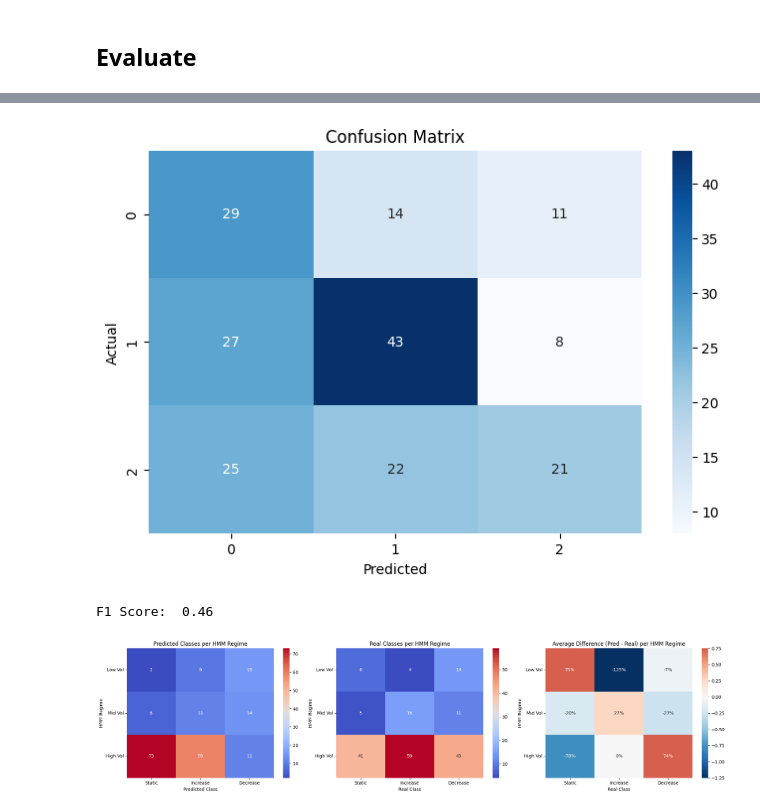
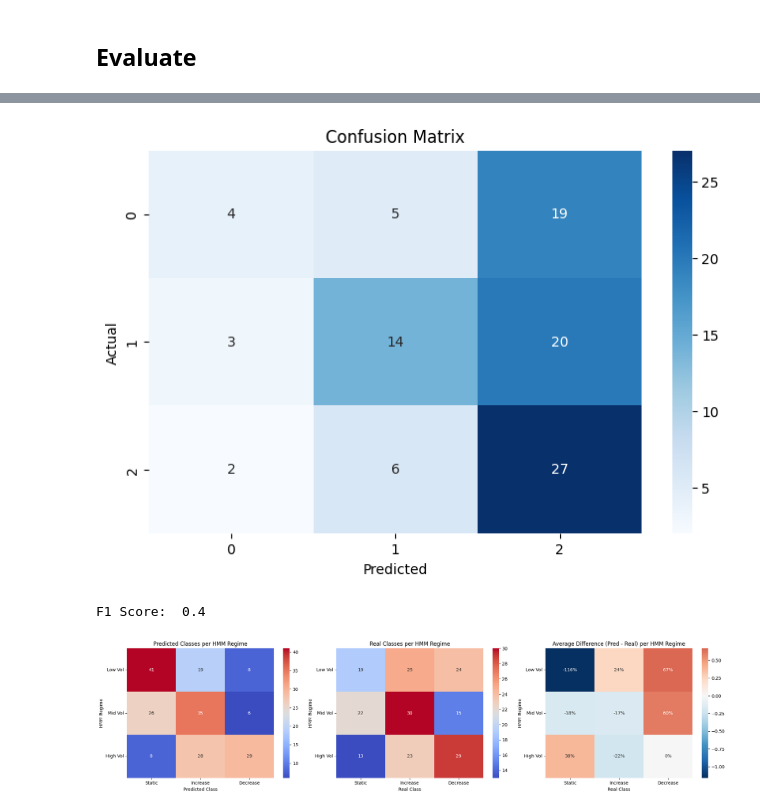
Before and after one commit to AFAcoding/Hierarchical-Regime-Aware-Stacked-Ensemble-for-Intra-day-VIX-Dynamics, a Jupyter notebook: CAT_boost.ipynb, the cells around one changed output, grey strips where cells are left out. Drawn from its saved outputs; the diff is of its cells as text; code cells hidden in the pictures.

```diff
--- a/CAT_boost.ipynb
+++ b/CAT_boost.ipynb
@@ -372,9 +373,9 @@ hmm_cols = ["PC1", "PC2", "PC3"]
 model_cat = CatBoostClassifier(
     iterations=6000,
     learning_rate=0.01,
-    depth=7,
-    l2_leaf_reg=9,
-    random_strength=2,
+    depth=8,
+    l2_leaf_reg=12,
+    random_strength=3,
     bagging_temperature=0.5,
     rsm=0.85,
     loss_function='MultiClass',
@@ -562,20 +563,14 @@ def backtesting_prod(test_size,model,data):
 model_cat = CatBoostClassifier(
     iterations=6000,
     learning_rate=0.01,
-    depth=7,
-    l2_leaf_reg=9,
-    random_strength=2,
+    depth=8,
+    l2_leaf_reg=12,
+    random_strength=3,
     bagging_temperature=0.5,
     rsm=0.85,
     loss_function='MultiClass',
-    eval_metric='TotalF1',
+    eval_metric='Accuracy',
     early_stopping_rounds=150,
     random_seed=42,
     verbose=False
 )
-# %%
-backtesting_res = backtesting_prod(test_size=200,model=model_cat, data=data)
-
-precision = precision_score(backtesting_res['real_class'],backtesting_res['pred_class'],average="weighted",zero_division=0)
-f1 = f1_score(backtesting_res['real_class'],backtesting_res['pred_class'],average="weighted")
-print(f"Final Production Backtesting Metrics: {precision:.2f}, {f1:.2f}")
@@ -584,7 +577,8 @@ Final Production Backtesting Metrics: 0.49, 0.46
 # %%
-test_sizes = [20, 40, 100, 200]
+test_sizes = [5, 10, 20, 30, 40, 50, 60, 90, 100, 200]
 
 results = []
+backtesting_dict = {}
 
 for ts in test_sizes:
 
@@ -593,6 +587,8 @@ for ts in test_sizes:
         model=model_cat,
         data=data
     )
+
+    backtesting_dict[ts] = backtesting_res
 
     precision = precision_score(
         backtesting_res['real_class'],
@@ -614,7 +610,6 @@ for ts in test_sizes:
     })
 
 metrics_df = pd.DataFrame(results)
-
 print(metrics_df)
 # %% [output]
    test_size  precision  f1_score
@@ -680,25 +684,27 @@ plt.show()
 # %%
-cm = confusion_matrix(backtesting_res['real_class'], backtesting_res['pred_class'])
+cm = confusion_matrix(backtesting_res_100['real_class'], backtesting_res_100['pred_class'])
 plt.figure(figsize=(8, 5))
 sns.heatmap(cm, annot=True, fmt='g', cmap='Blues')
 plt.xlabel("Predicted")
 plt.ylabel("Actual")
 plt.title("Confusion Matrix")
 plt.show()
 
 # F1 Score
-f1 = f1_score(backtesting_res['real_class'], backtesting_res['pred_class'], average='macro')
+f1 = f1_score(backtesting_res_100['real_class'], backtesting_res_100['pred_class'], average='macro')
 print("F1 Score: ", round(f1, 2))
 # %% [output]
-[figure, old version]
+[figure, new version]
-F1 Score:  0.46
+F1 Score:  0.4
 # %%
 # Compute difference between predicted and real classes
-backtesting_res['diff_class'] = backtesting_res['pred_class'] - backtesting_res['real_class']
+backtesting_res_200 = backtesting_dict[200]
+
+backtesting_res_200['diff_class'] = backtesting_res_200['pred_class'] - backtesting_res_200['real_class']
 
 # Pivot tables
-heat_pred = pd.crosstab(backtesting_res['test_regime'], backtesting_res['pred_class'])
-heat_real = pd.crosstab(backtesting_res['test_regime'], backtesting_res['real_class'])
+heat_pred = pd.crosstab(backtesting_res_200['test_regime'], backtesting_res_200['pred_class'])
+heat_real = pd.crosstab(backtesting_res_200['test_regime'], backtesting_res_200['real_class'])
 heat_diff = (heat_real - heat_pred)/heat_real
 
 # Create figure with 3 subplots side by side
@@ -737,4 +743,4 @@ axes[2].set_ylabel("HMM Regime")
 plt.tight_layout()
 plt.show()
 # %% [output]
-[figure, old version]
+[figure, new version]
```
Also changed, not shown: parts of 6 cells of this notebook.
